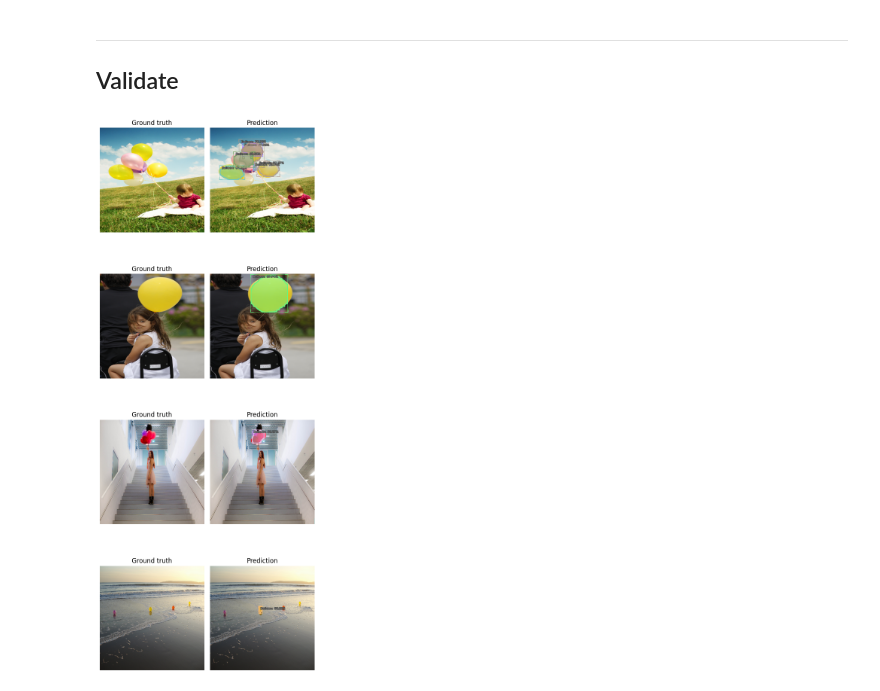
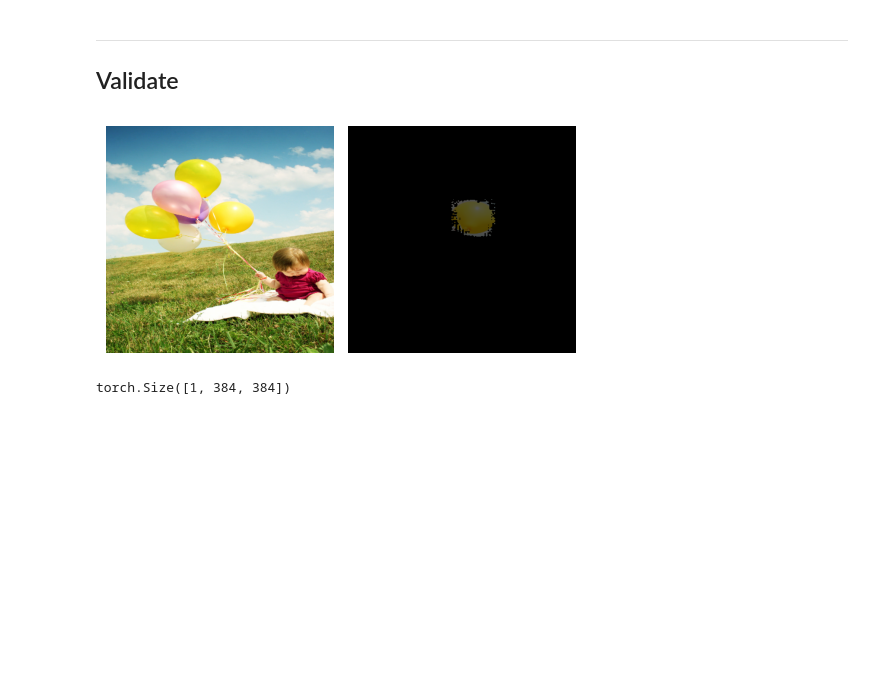
Before and after one commit to sizhky/AutoTrain, a Jupyter notebook: nbs/segmentation.ipynb, the cells around one changed output. Saved outputs shown, nothing was run; the diff lists cells and outputs as text; code cells hidden in the pictures; blank space fills up the shorter version.

```diff
--- a/nbs/segmentation.ipynb
+++ b/nbs/segmentation.ipynb
@@ -95,9 +77,18 @@ INFO     - Saved weights of size ~156 MB to balloon/models/model.pt | __main__:t
 # %% [markdown]
 ---
 ## Validate
-# %%
-os.environ['CONFIG'] = 'configs/segmentation.ini'
-from auto_train_segmentation.infer import infer
-x = infer('balloon/data/balloon/validation')
-# %% [output]
-[figure, removed]
+# %%
+from auto_train.segmentation.infer import infer
+fpath = P('/home/yyr/data/balloon/validation/').sample() # 16335852991_f55de7958d_k.jpg'
+x = infer(fpath)
+
+mask = x[0].pred.detection.mask_array.to_tensor().sum(0) / 3
+mask = mask[...,None].repeat(1, 1, 3)
+im = torch.Tensor(resize(read(fpath, 1).copy(), (384,384)))
+subplots([im, (im * mask).int()])
+# %% [output]
+[figure, added]
+# %%
+x[0].pred.detection.mask_array.to_tensor().shape
+# %% [output]
+torch.Size([1, 384, 384])
```
Also changed, not shown: parts of 5 cells of this notebook, 27 other files.
